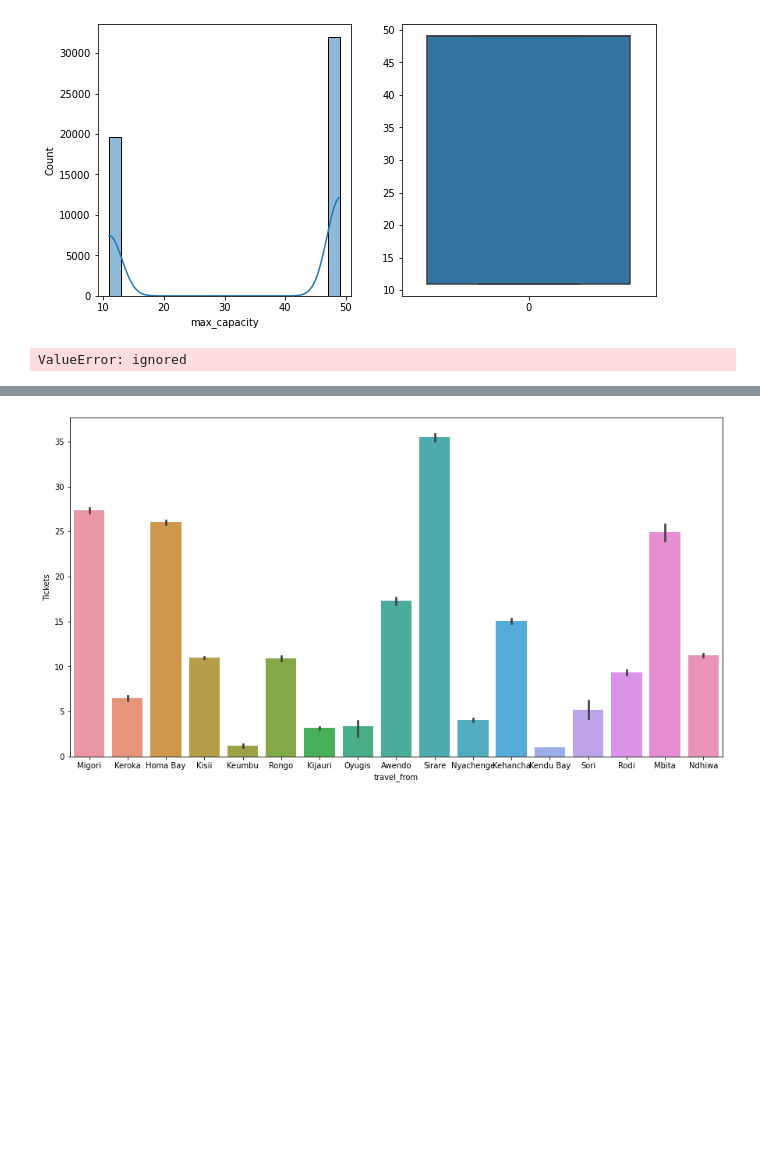
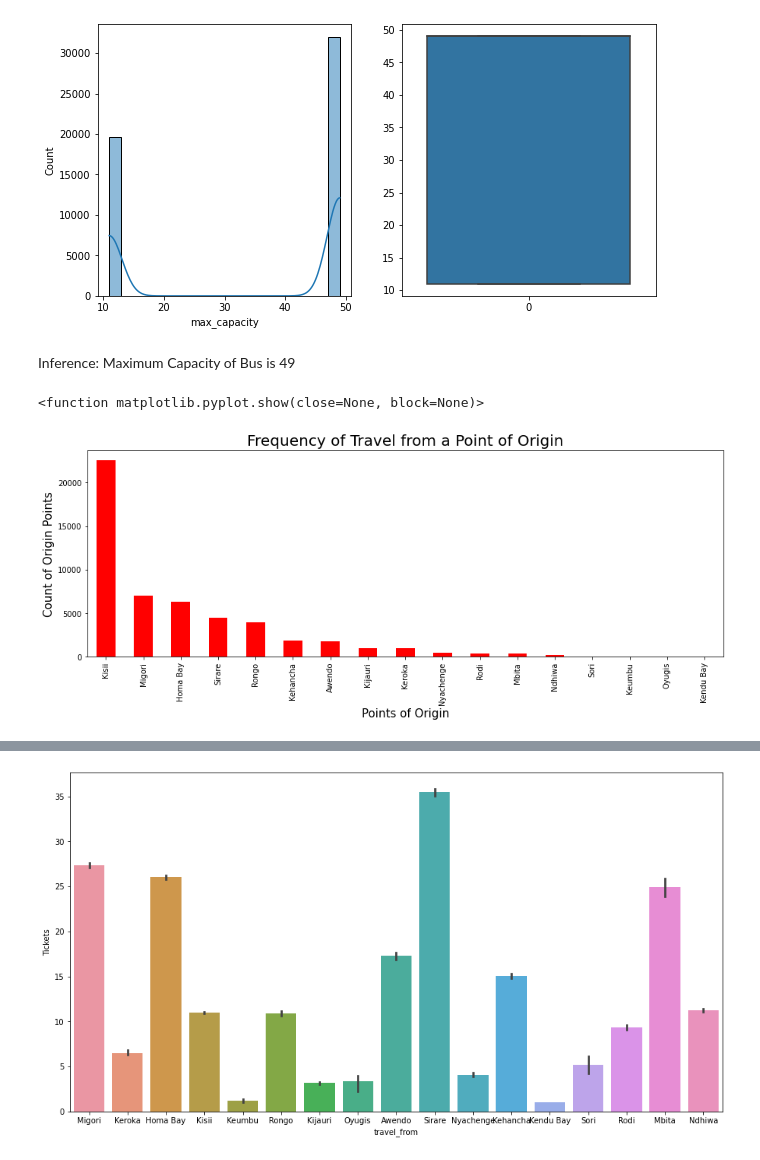
Before and after one commit to Avik-G/Transport-Demand-Prediction-Using-Regression, a Jupyter notebook: Capstone_Project_2_Transport_Demand_Prediction.ipynb, the cells around one changed output, grey strips where cells are left out. Drawn from its saved outputs; the diff is of its cells as text; code cells hidden in the pictures; blank space fills up the shorter version.

```diff
--- a/Capstone_Project_2_Transport_Demand_Prediction.ipynb
+++ b/Capstone_Project_2_Transport_Demand_Prediction.ipynb
@@ -101,11 +174,16 @@ sns.boxplot(df_1['max_capacity'], ax=axes[1])
 # %% [output]
 <Axes: >
 [figure]
-# %%
-plt.rcParams["figure.figsize"] = [15, 5]
-# %%
-#Plotting countplot to count max values
-sns.countplot(df_1['travel_from'])
-plt.show()
-# %% [output]
-ValueError: ignored
+# %% [markdown]
+Inference: Maximum Capacity of Bus is 49
+# %%
+#Plotting countplot to count max values
+df_1['travel_from'].value_counts().plot(kind = 'bar', figsize =(15,5), color = 'r')
+plt.ylabel('Count of Origin Points', fontsize = 15)
+plt.xlabel('Points of Origin', fontsize = 15)
+plt.xticks()
+plt.title('Frequency of Travel from a Point of Origin', fontsize = 20)
+plt.show
+# %% [output]
+<function matplotlib.pyplot.show(close=None, block=None)>
+[figure, added]
```
Also changed, not shown: parts of 39 cells of this notebook.
